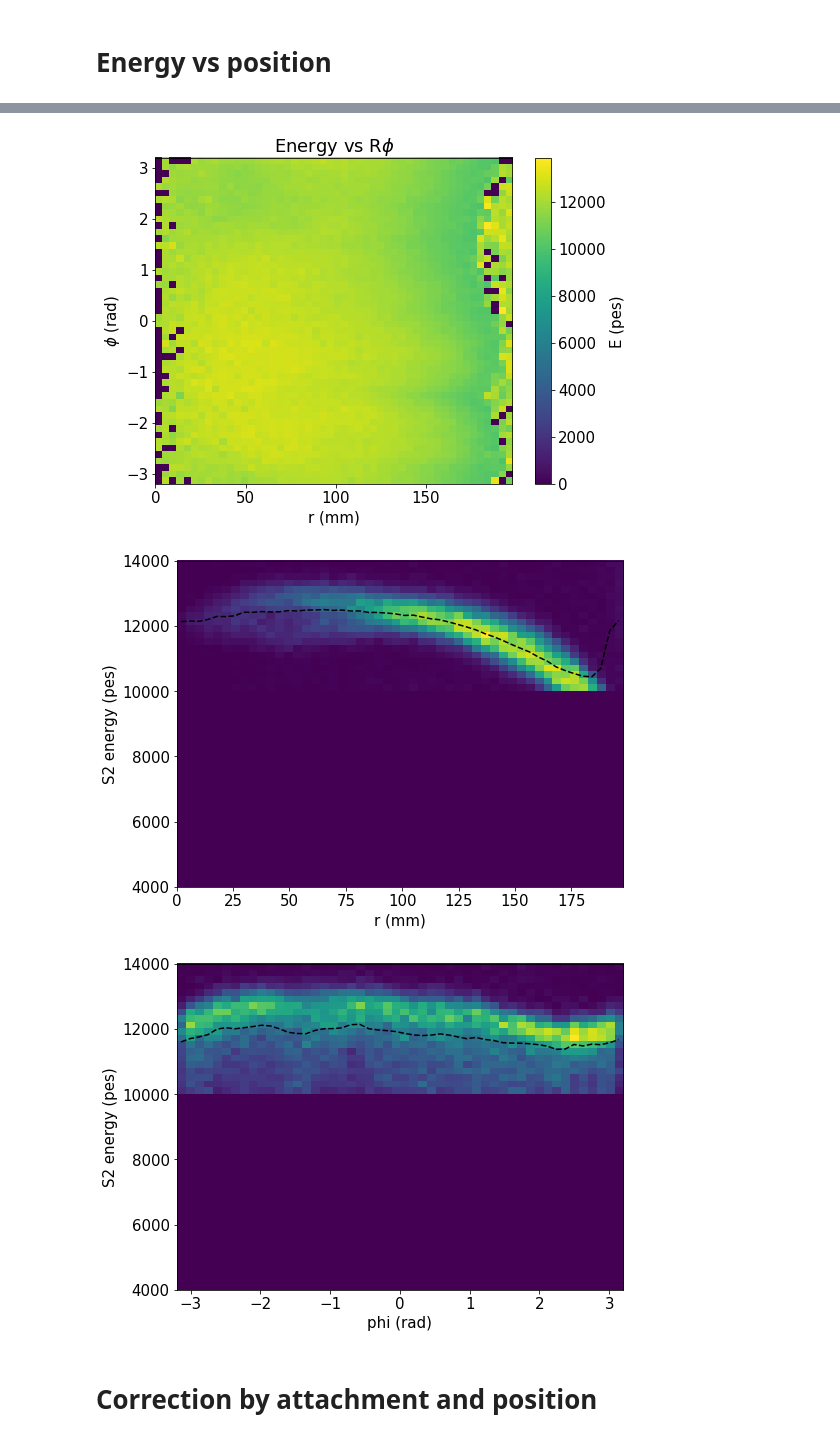
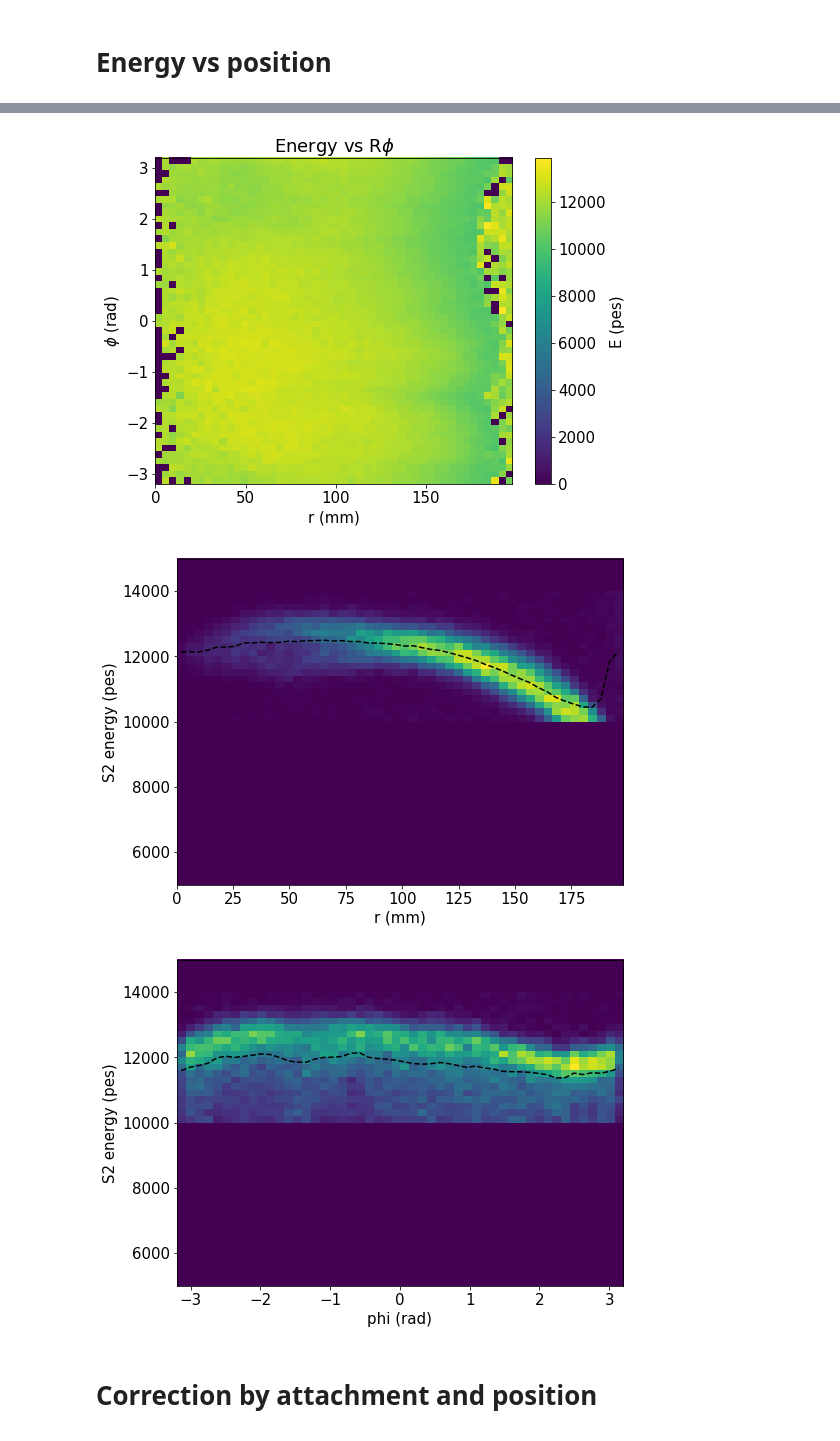
Before and after one commit to gonzaponte/ICARO, a Jupyter notebook: icaro/KrMay/Run4119.ipynb, the cells around one changed output, grey strips where cells are left out. Drawn from its saved outputs; the diff is of its cells as text; code cells hidden in the pictures.

```diff
--- a/icaro/KrMay/Run4119.ipynb
+++ b/icaro/KrMay/Run4119.ipynb
@@ -10,7 +10,7 @@ XYrange       = -198, 198
 Rrange        =    0, max(XYrange)
 Prange        = -3.2, 3.2
 Erange_raw    =    0, 20e3
-Erange_zcorr  =  4e3, 14e3
+Erange_zcorr  =  5e3, 15e3
 Erange_xycorr =  8e3, 14e3
 Qrange        =    0, 10e2
 
@@ -341,9 +341,9 @@ Chi2          = 0.06
 # %% [markdown]
 # Correction by attachment
 # %%
-E = fid.S2e.values * Zcorr(fid.Z.values).value
+Efid_zcorr = fid.S2e.values * Zcorr(fid.Z.values).value
 
-y, x, _ = hist(E, 100, range=Erange_zcorr)
+y, x, _ = hist(Efid_zcorr, 100, range=Erange_zcorr)
 
 fun  = lambda x, *args: fitf.gauss  (x, *args[ :3])
 seed = 1e3, 12000, 100
@@ -360,7 +360,7 @@ plt.text(Erange_zcorr[0], 1*max(y)/4, gausstext(f.values, 41.5), color=fitOpt)
 labels("S2 energy (pes)", "Entries", "Z-corrected energy")
 save("S2energyCorr_fiducial")
 
-hist2d(fid.Z, E, (50, 100), range=(Zrange, Erange_zcorr))
+hist2d(fid.Z.values, Efid_zcorr, (50, 100), range=(Zrange, Erange_zcorr))
 labels("Drift time ($\mu$s)", "S2 energy (pes)", "Z-corrected energy vs Z")
 save("S2energyCorrvsZ_fiducial")
 # %% [output]
@@ -386,8 +386,10 @@ save("NsipmvsZ")
 # %% [markdown]
 # Kr distribution
 # %%
-sel = coref.in_range(full.S2e.values * Zcorr(full.Z.values).value, 10e3, 14e3)
-Kr = full[sel]
+E_zcorr = full.S2e.values * Zcorr(full.Z.values).value
+sel     = coref.in_range(E_zcorr, 10e3, 14e3)
+Kr      = full   [sel]
+E_zcorr = E_zcorr[sel]
 # %%
 hist(Kr.X, 25, range=XYrange)
 labels("x (mm)", "Entries", "X distribution")
@@ -470,33 +472,29 @@ save("QvsPhi")
 # %% [markdown]
 # Energy vs position
 # %%
-E   = Kr.S2e.values * Zcorr(Kr.Z.values).value
-sel = coref.in_range(E, 10e3, 14e3)
-
 (xc, yc, Ec, Ece), _, cb = \
-hist2d_profile(Kr.X.values[sel], Kr.Y.values[sel], E[sel], 50, 50, XYrange, XYrange)
+hist2d_profile(Kr.X.values, Kr.Y.values, E_zcorr, 50, 50, XYrange, XYrange)
 cb.set_label("E (pes)")
 labels("x (mm)", "y (mm)", "Energy vs XY")
 save("EvsXY")
 
-_, _, cb = hist2d_profile(Kr.R.values, Kr.Phi.values, E, 50, 50, Rrange, Prange)
+_, _, cb = hist2d_profile(Kr.R.values, Kr.Phi.values, E_zcorr, 50, 50, Rrange, Prange)
 cb.set_label("E (pes)")
 labels("r (mm)", "$\phi$ (rad)", "Energy vs R$\phi$")
 save("EvsRPhi")
 
-hist2d(Kr.R, E, (50, 50), range=(Rrange, Erange_zcorr))
-x, y, _ = fitf.profileX(Kr.R.values, E, 50, xrange=Rrange, yrange=Erange_zcorr)
+hist2d(Kr.R, E_zcorr, (50, 50), range=(Rrange, Erange_zcorr))
+x, y, _ = fitf.profileX(Kr.R.values, E_zcorr, 50, xrange=Rrange, yrange=Erange_zcorr)
 plt.plot(x, y, profOpt)
 labels("r (mm)", "S2 energy (pes)")
 save("EvsR")
 
-hist2d(Kr.Phi, E, (50, 50), range=(Prange, Erange_zcorr))
-x, y, _ = fitf.profileX(Kr.Phi.values, E, 50, xrange=Prange, yrange=Erange_zcorr)
+hist2d(Kr.Phi, E_zcorr, (50, 50), range=(Prange, Erange_zcorr))
+x, y, _ = fitf.profileX(Kr.Phi.values, E_zcorr, 50, xrange=Prange, yrange=Erange_zcorr)
 plt.plot(x, y, profOpt)
 labels("phi (rad)", "S2 energy (pes)")
 save("EvsPhi")
 
 XYcorr = corrf.Correction((xc, yc), Ec, Ece, "index", index=(12, 12))
-
-print("Reference energy", Ec[tuple(np.argwhere(XYcorr._fs==1)[0])])
+print("Reference energy = {} pes".format(Ec[tuple(np.argwhere(XYcorr._fs==1)[0])]))
 # %% [output]
@@ -504,9 +502,9 @@ Reference energy 12239.5358391
 <matplotlib.figure.Figure at 0x...>
 [figure]
 <matplotlib.figure.Figure at 0x...>
 [figure]
-[figure, old version]
+[figure, new version]
-[figure, old version]
+[figure, new version]
 # %% [markdown]
 # Correction by attachment and position
 # %%
```
Also changed, not shown: parts of 7 cells of this notebook, 1 other file.
